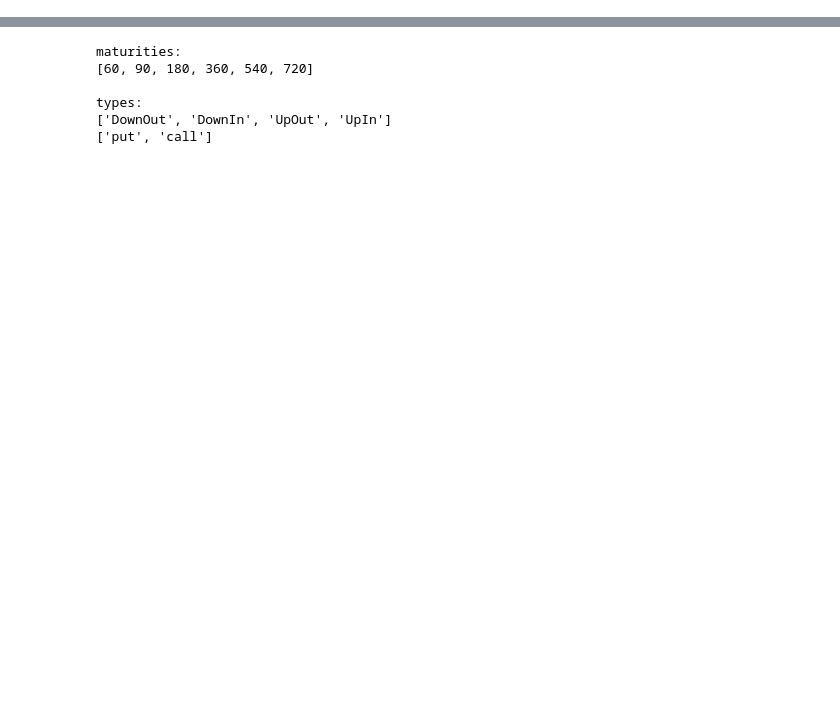
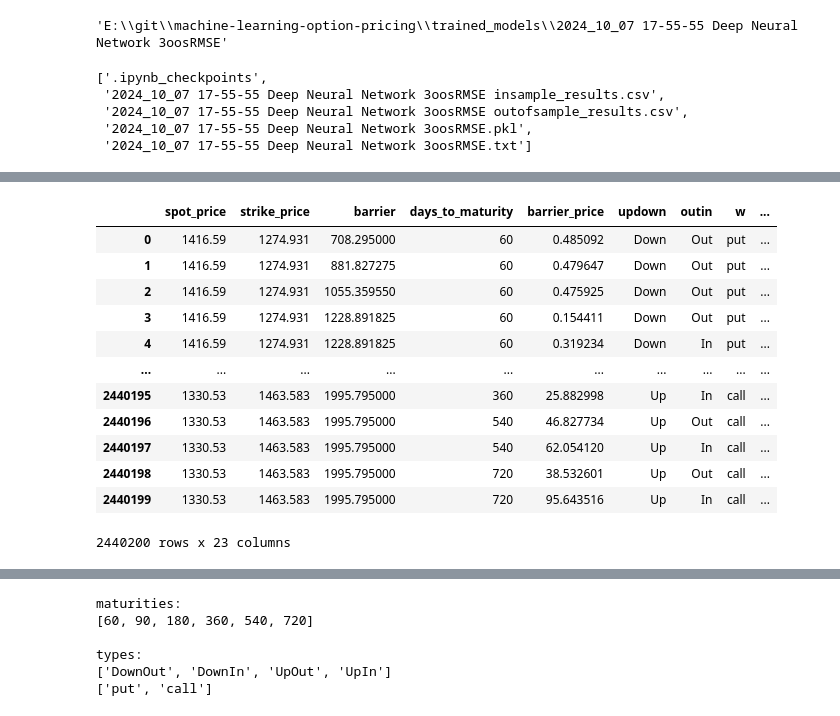
Before and after one commit to boomelage/machine-learning-option-pricing, a Jupyter notebook: testing.ipynb, the cells around one changed output, grey strips where cells are left out. Drawn from its saved outputs; the diff is of its cells as text; code cells hidden in the pictures; blank space fills up the shorter version.

```diff
--- a/testing.ipynb
+++ b/testing.ipynb
@@ -74,0 +26,5 @@ out of sample:
+# %%
+models_path = os.path.join(os.getcwd(),'trained_models')
+models = os.listdir(models_path)
+for i, path in enumerate(models):
+    print(f"{i}   {path}")
@@ -74,0 +40,3 @@ out of sample:
+# %%
+model = models[0]
+model
@@ -74,0 +45,3 @@ out of sample:
+# %%
+model_path = os.path.join(models_path,model)
+model_path
@@ -74,0 +86,17 @@ out of sample:
+# %%
+model_path
+# %% [output]
+'E:\\git\\machine-learning-option-pricing\\trained_models\\2024_10_07 17-55-55 Deep Neural Network 3oosRMSE'
+# %%
+model_files
+# %% [output]
+['.ipynb_checkpoints',
+ '2024_10_07 17-55-55 Deep Neural Network 3oosRMSE insample_results.csv',
+ '2024_10_07 17-55-55 Deep Neural Network 3oosRMSE outofsample_results.csv',
+ '2024_10_07 17-55-55 Deep Neural Network 3oosRMSE.pkl',
+ '2024_10_07 17-55-55 Deep Neural Network 3oosRMSE.txt']
+# %%
+insample_path = os.path.join(model_path,[file for file in model_files if file.find('insample') != -1][0])
+insample = pd.read_csv(insample_path).iloc[:,1:]
+insample
+# %% [output]
@@ -74,0 +104,13 @@ out of sample:
+|  | spot_price | strike_price | barrier | days_to_maturity | barrier_price | updown | outin | w | ... |
+| 0 | 1416.59 | 1274.931 | 708.295000 | 60 | 0.485092 | Down | Out | put | ... |
+| 1 | 1416.59 | 1274.931 | 881.827275 | 60 | 0.479647 | Down | Out | put | ... |
+| 2 | 1416.59 | 1274.931 | 1055.359550 | 60 | 0.475925 | Down | Out | put | ... |
+| 3 | 1416.59 | 1274.931 | 1228.891825 | 60 | 0.154411 | Down | Out | put | ... |
+| 4 | 1416.59 | 1274.931 | 1228.891825 | 60 | 0.319234 | Down | In | put | ... |
+| ... | ... | ... | ... | ... | ... | ... | ... | ... | ... |
+| 2440195 | 1330.53 | 1463.583 | 1995.795000 | 360 | 25.882998 | Up | In | call | ... |
+| 2440196 | 1330.53 | 1463.583 | 1995.795000 | 540 | 46.827734 | Up | Out | call | ... |
+| 2440197 | 1330.53 | 1463.583 | 1995.795000 | 540 | 62.054120 | Up | In | call | ... |
+| 2440198 | 1330.53 | 1463.583 | 1995.795000 | 720 | 38.532601 | Up | Out | call | ... |
+| 2440199 | 1330.53 | 1463.583 | 1995.795000 | 720 | 95.643516 | Up | In | call | ... |
+2440200 rows x 23 columns
```
Also changed, not shown: parts of 18 cells of this notebook, 1 other file.
